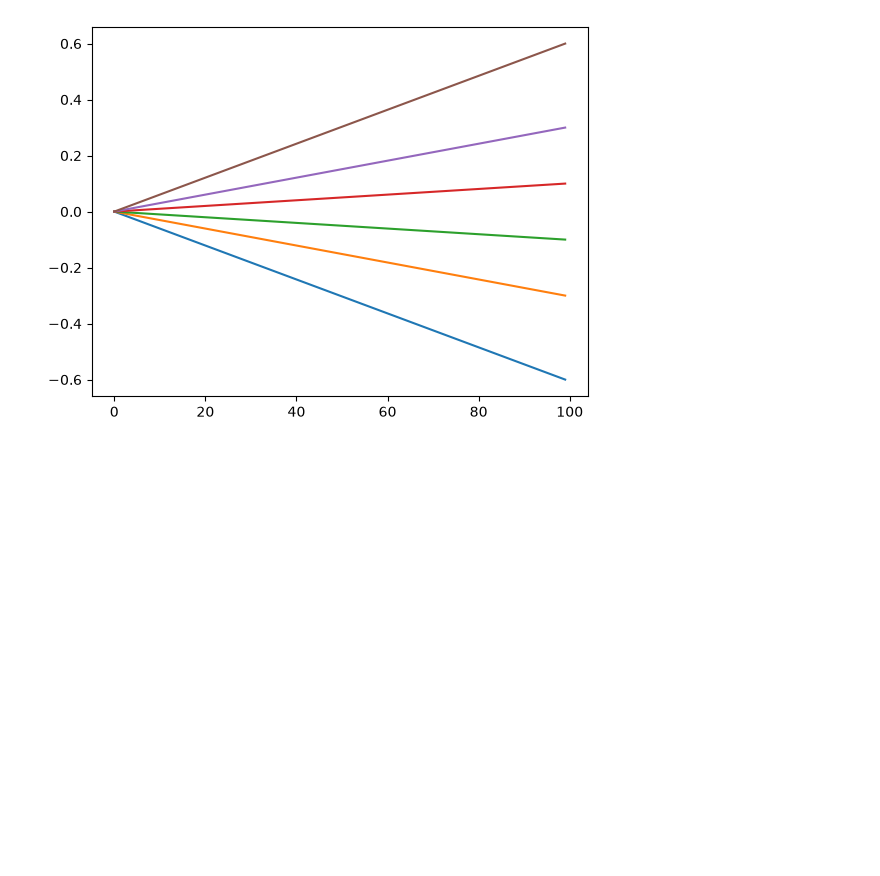
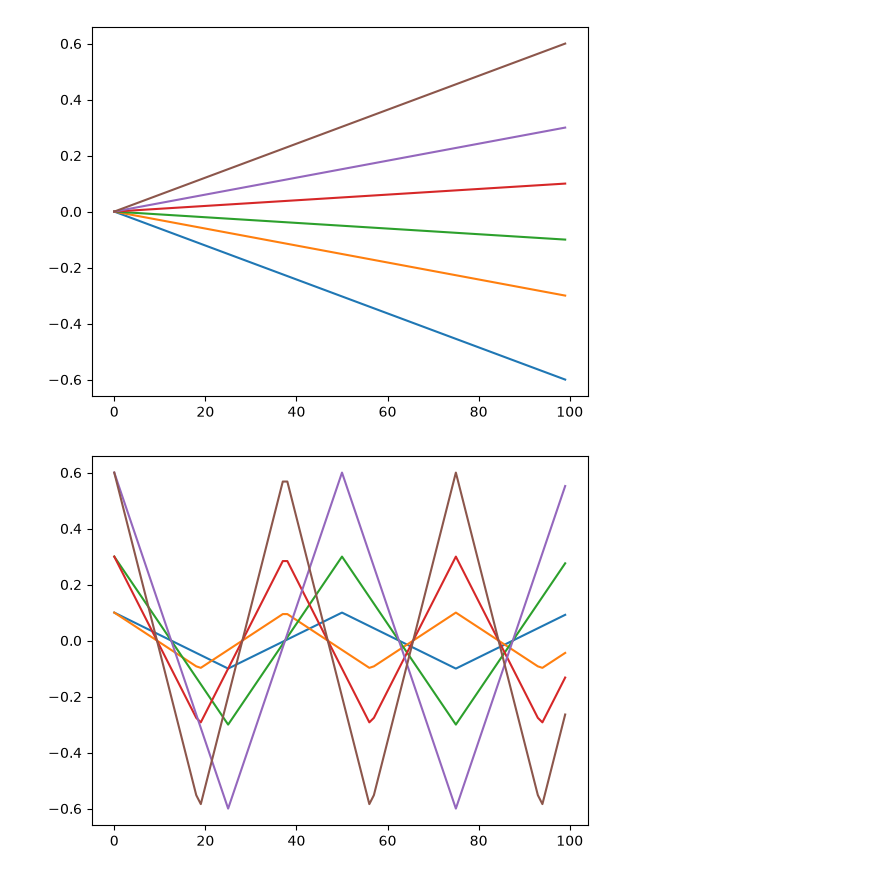
Before and after one commit to mauicv/servo-sysid, a Jupyter notebook: src/sysid/notebooks/check_action_ds.ipynb, the cells around one changed output. Drawn from its saved outputs; the diff is of its cells as text; code cells hidden in the pictures; blank space fills up the shorter version.

Commit message:
Add triangle and square waves

```diff
--- a/src/sysid/notebooks/check_action_ds.ipynb
+++ b/src/sysid/notebooks/check_action_ds.ipynb
@@ -55,3 +55,16 @@ assert count == 6, f"count is {count} but should be 1"
 plt.show()
 # %% [output]
 [figure]
+# %%
+motor_idx_set = set()
+count = 0
+for item in data['data']:
+    if item['type'] == 'triangle':
+        count += 1
+        actions = np.array(item['actions'])
+        plt.plot(actions)
+
+assert count == 6, f"count is {count} but should be 1"
+plt.show()
+# %% [output]
+[figure, added]
```
Also changed, not shown: parts of 2 cells of this notebook, 2 other files.
